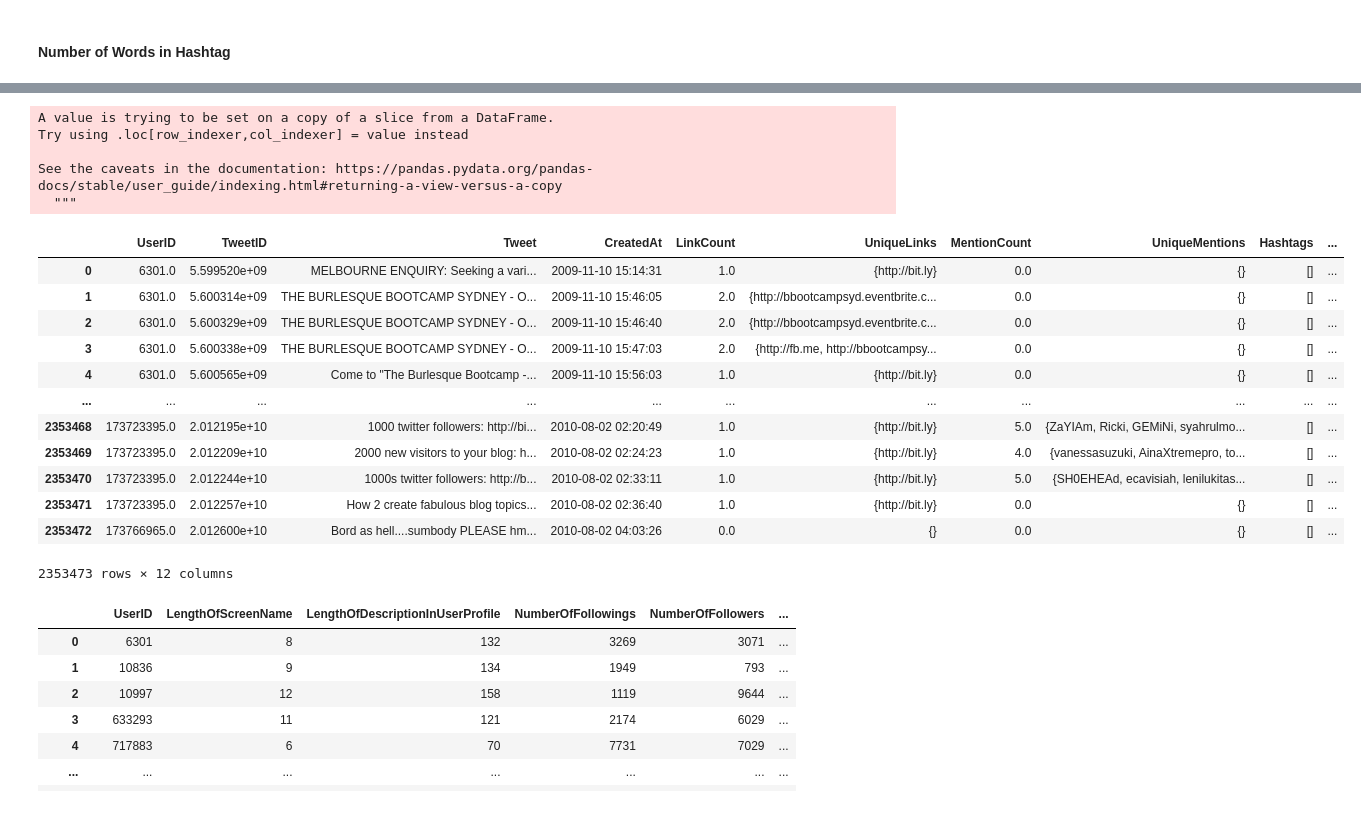
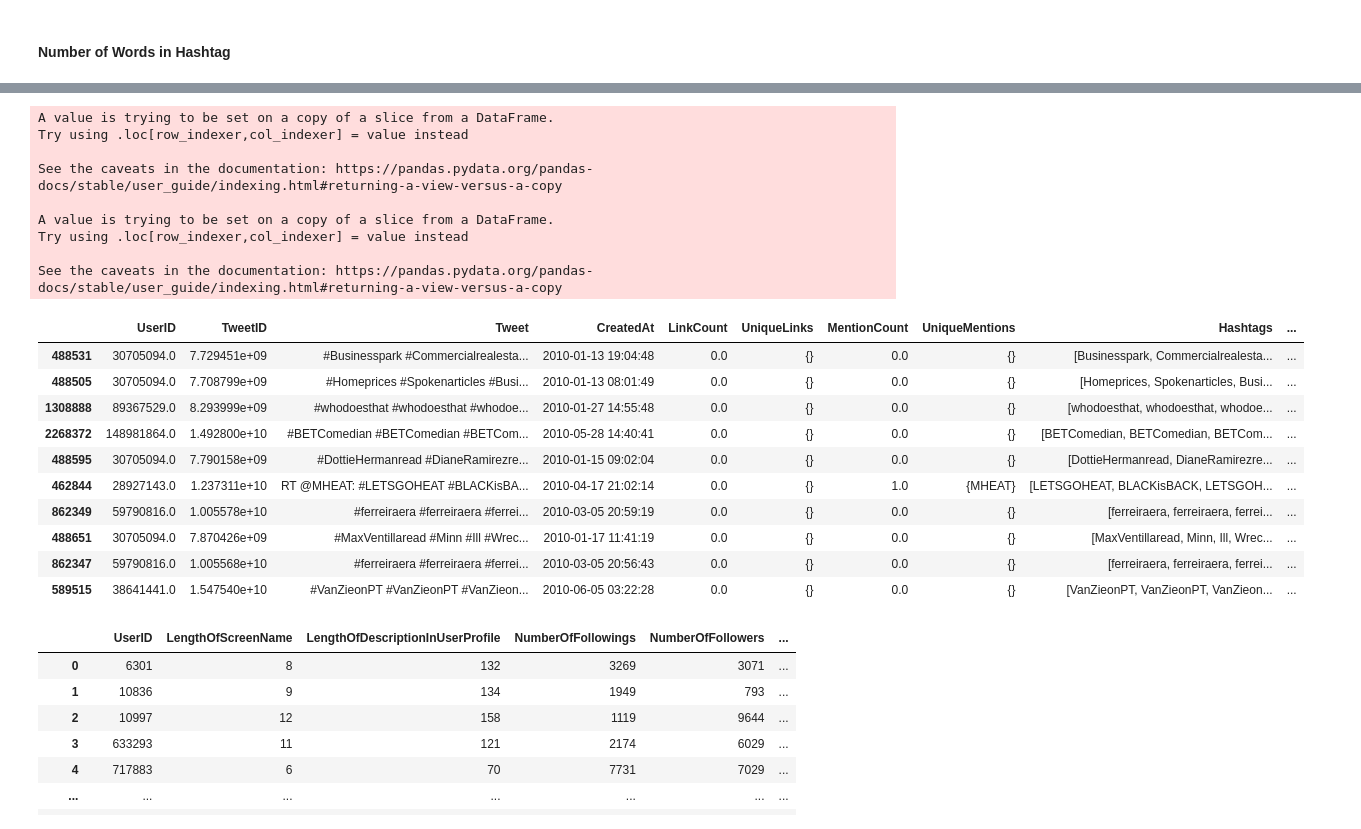
Before and after one commit to eric27n/439-704-research-fall-2023, a Jupyter notebook: Hashtag_Feature_Analysis.ipynb, the cells around one changed output, grey strips where cells are left out. Saved outputs shown, nothing was run; the diff lists cells and outputs as text; code cells hidden in the pictures.

```diff
--- a/Hashtag_Feature_Analysis.ipynb
+++ b/Hashtag_Feature_Analysis.ipynb
@@ -544,30 +568,35 @@ See the caveats in the documentation: https://pandas.pydata.org/pandas-docs/stab
 # %%
+spam_tweets['AverageCharactersInHashtag'] = 0
 spam_tweets['AverageWordsInHashtag'] = 0
+
 load()
 hashtag_rows = spam_tweets[spam_tweets['HashtagCount'] > 0]
+hashtag_rows['AverageCharactersInHashtag'] = hashtag_rows['Hashtags'].apply(lambda x: sum(len(tag) for tag in x) / len(x) if len(x) > 0 else 0)
 hashtag_rows['AverageWordsInHashtag'] = hashtag_rows['Hashtags'].apply(
     lambda hashtags: sum(len(segment(hashtag)) for hashtag in hashtags) / len(hashtags)
 )
 
 spam_tweets.update(hashtag_rows)
-display(spam_tweets)
+display(spam_tweets[spam_tweets['HashtagCount'] >= 10].sort_values('AverageCharactersInHashtag', ascending=False).head(10))
 # %% [output]
 A value is trying to be set on a copy of a slice from a DataFrame.
 Try using .loc[row_indexer,col_indexer] = value instead
 
 See the caveats in the documentation: https://pandas.pydata.org/pandas-docs/stable/user_guide/indexing.html#returning-a-view-versus-a-copy
-  """
+
+A value is trying to be set on a copy of a slice from a DataFrame.
+Try using .loc[row_indexer,col_indexer] = value instead
+
+See the caveats in the documentation: https://pandas.pydata.org/pandas-docs/stable/user_guide/indexing.html#returning-a-view-versus-a-copy
 |  | UserID | TweetID | Tweet | CreatedAt | LinkCount | UniqueLinks | MentionCount | UniqueMentions | Hashtags | ... |
-| 0 | 6301.0 | 5.599520e+09 | MELBOURNE ENQUIRY: Seeking a vari... | 2009-11-10 15:14:31 | 1.0 | {http://bit.ly} | 0.0 | {} | [] | ... |
-| 1 | 6301.0 | 5.600314e+09 | THE BURLESQUE BOOTCAMP SYDNEY - O... | 2009-11-10 15:46:05 | 2.0 | {http://bbootcampsyd.eventbrite.c... | 0.0 | {} | [] | ... |
-| 2 | 6301.0 | 5.600329e+09 | THE BURLESQUE BOOTCAMP SYDNEY - O... | 2009-11-10 15:46:40 | 2.0 | {http://bbootcampsyd.eventbrite.c... | 0.0 | {} | [] | ... |
-| 3 | 6301.0 | 5.600338e+09 | THE BURLESQUE BOOTCAMP SYDNEY - O... | 2009-11-10 15:47:03 | 2.0 | {http://fb.me, http://bbootcampsy... | 0.0 | {} | [] | ... |
-| 4 | 6301.0 | 5.600565e+09 | Come to "The Burlesque Bootcamp -... | 2009-11-10 15:56:03 | 1.0 | {http://bit.ly} | 0.0 | {} | [] | ... |
-| ... | ... | ... | ... | ... | ... | ... | ... | ... | ... | ... |
-| 2353468 | 173723395.0 | 2.012195e+10 | 1000 twitter followers: http://bi... | 2010-08-02 02:20:49 | 1.0 | {http://bit.ly} | 5.0 | {ZaYIAm, Ricki, GEMiNi, syahrulmo... | [] | ... |
-| 2353469 | 173723395.0 | 2.012209e+10 | 2000 new visitors to your blog: h... | 2010-08-02 02:24:23 | 1.0 | {http://bit.ly} | 4.0 | {vanessasuzuki, AinaXtremepro, to... | [] | ... |
-| 2353470 | 173723395.0 | 2.012244e+10 | 1000s twitter followers: http://b... | 2010-08-02 02:33:11 | 1.0 | {http://bit.ly} | 5.0 | {SH0EHEAd, ecavisiah, lenilukitas... | [] | ... |
-| 2353471 | 173723395.0 | 2.012257e+10 | How 2 create fabulous blog topics... | 2010-08-02 02:36:40 | 1.0 | {http://bit.ly} | 0.0 | {} | [] | ... |
-| 2353472 | 173766965.0 | 2.012600e+10 | Bord as hell....sumbody PLEASE hm... | 2010-08-02 04:03:26 | 0.0 | {} | 0.0 | {} | [] | ... |
+| 488531 | 30705094.0 | 7.729451e+09 | #Businesspark #Commercialrealesta... | 2010-01-13 19:04:48 | 0.0 | {} | 0.0 | {} | [Businesspark, Commercialrealesta... | ... |
+| 488505 | 30705094.0 | 7.708799e+09 | #Homeprices #Spokenarticles #Busi... | 2010-01-13 08:01:49 | 0.0 | {} | 0.0 | {} | [Homeprices, Spokenarticles, Busi... | ... |
+| 1308888 | 89367529.0 | 8.293999e+09 | #whodoesthat #whodoesthat #whodoe... | 2010-01-27 14:55:48 | 0.0 | {} | 0.0 | {} | [whodoesthat, whodoesthat, whodoe... | ... |
+| 2268372 | 148981864.0 | 1.492800e+10 | #BETComedian #BETComedian #BETCom... | 2010-05-28 14:40:41 | 0.0 | {} | 0.0 | {} | [BETComedian, BETComedian, BETCom... | ... |
+| 488595 | 30705094.0 | 7.790158e+09 | #DottieHermanread #DianeRamirezre... | 2010-01-15 09:02:04 | 0.0 | {} | 0.0 | {} | [DottieHermanread, DianeRamirezre... | ... |
+| 462844 | 28927143.0 | 1.237311e+10 | RT @MHEAT: #LETSGOHEAT #BLACKisBA... | 2010-04-17 21:02:14 | 0.0 | {} | 1.0 | {MHEAT} | [LETSGOHEAT, BLACKisBACK, LETSGOH... | ... |
+| 862349 | 59790816.0 | 1.005578e+10 | #ferreiraera #ferreiraera #ferrei... | 2010-03-05 20:59:19 | 0.0 | {} | 0.0 | {} | [ferreiraera, ferreiraera, ferrei... | ... |
+| 488651 | 30705094.0 | 7.870426e+09 | #MaxVentillaread #Minn #Ill #Wrec... | 2010-01-17 11:41:19 | 0.0 | {} | 0.0 | {} | [MaxVentillaread, Minn, Ill, Wrec... | ... |
+| 862347 | 59790816.0 | 1.005568e+10 | #ferreiraera #ferreiraera #ferrei... | 2010-03-05 20:56:43 | 0.0 | {} | 0.0 | {} | [ferreiraera, ferreiraera, ferrei... | ... |
+| 589515 | 38641441.0 | 1.547540e+10 | #VanZieonPT #VanZieonPT #VanZieon... | 2010-06-05 03:22:28 | 0.0 | {} | 0.0 | {} | [VanZieonPT, VanZieonPT, VanZieon... | ... |
-2353473 rows × 12 columns
 # %%
```
Also changed, not shown: parts of 5 cells of this notebook.
